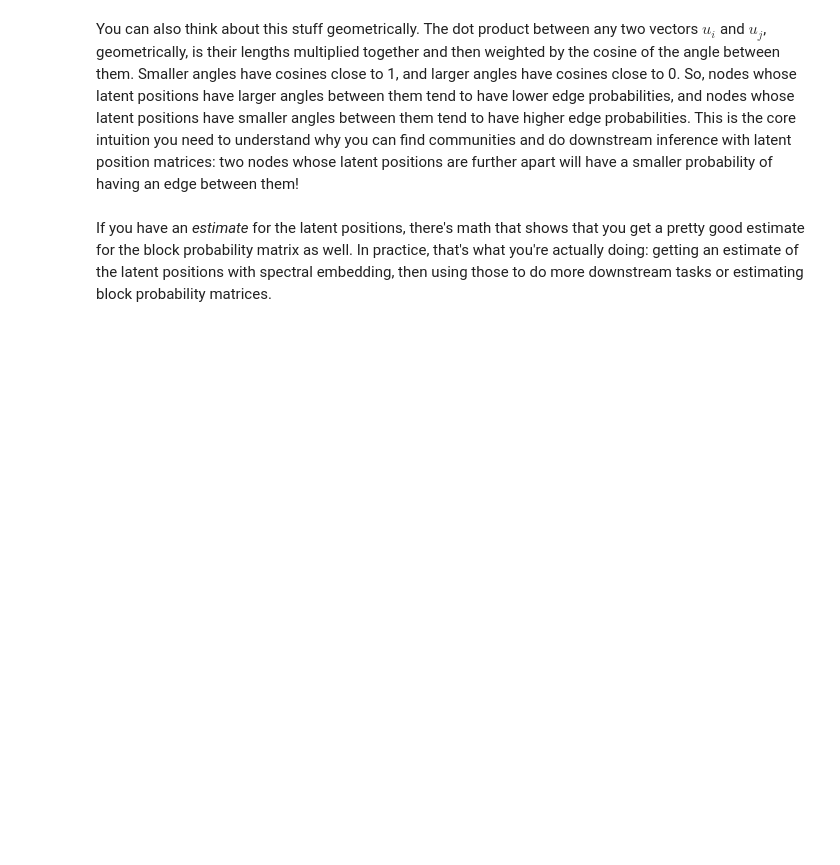
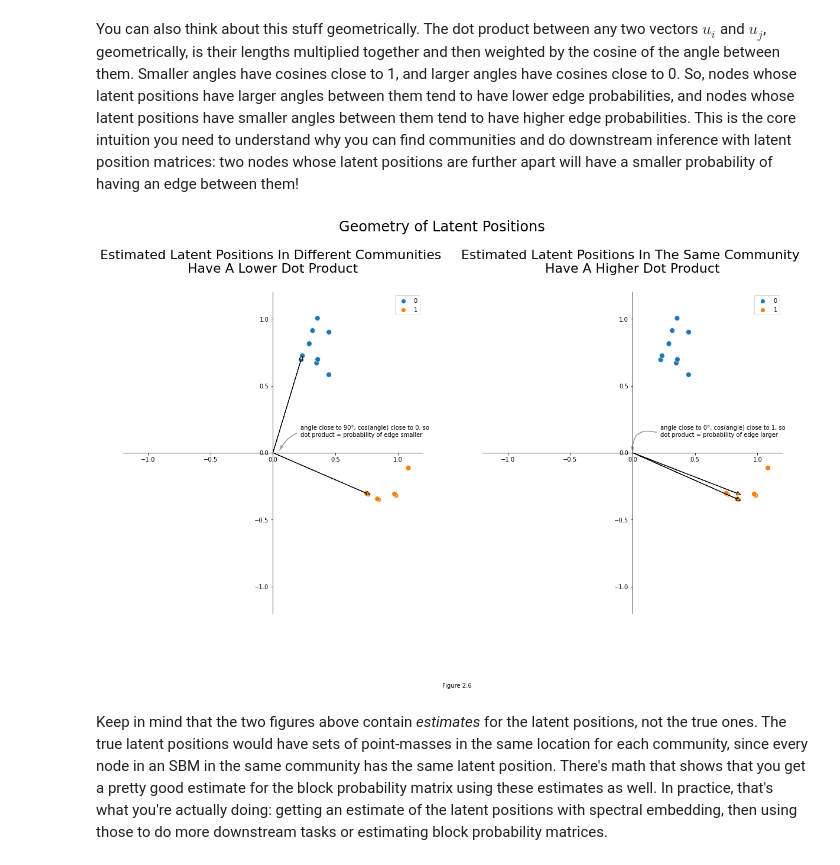
Before and after one commit to loftusa/thesis, a Jupyter notebook: network_machine_learning_in_python/representations/ch6/why-embed-networks.ipynb, the cells around one changed output. Cells and saved outputs as stored; diff of their text form; code cells hidden in the pictures; blank space fills up the shorter version.

Commit message:
clarify that geometry fig has estimates, not true

```diff
--- a/network_machine_learning_in_python/representations/ch6/why-embed-networks.ipynb
+++ b/network_machine_learning_in_python/representations/ch6/why-embed-networks.ipynb
@@ -262,7 +275,7 @@ dot product = probability of edge smaller
 ax.text(0.22, 0.07, txt)
 ax.add_patch(text_arrow)
 
-ax.set_title("Latent Positions In Different Communities \nHave A Lower Dot Product", y=1.05, fontsize=22);
+ax.set_title("Estimated Latent Positions In Different Communities \nHave A Lower Dot Product", y=1.05, fontsize=22);
 
 ####### Second Ax
 ax = axs[1]
@@ -277,33 +290,37 @@ plot = sns.scatterplot(
 )
 ax.spines['left'].set_position('zero')
 ax.spines['right'].set_color('none')
 ax.spines['bottom'].set_position('zero')
 ax.spines['top'].set_color('none')
 ax.xaxis.set_ticks_position('bottom')
 ax.yaxis.set_ticks_position('left')
 ax.set_xlim([-1.2, 1.2])
 ax.set_ylim([-1.2, 1.2])
 
 # plot vector arrows
 u_i = X[-1]
 u_j = X[-2]
 ax.arrow(0, 0, u_j[0], u_i[1], head_width=0.03, head_length=0.03, fc='orange', ec='black')
 ax.arrow(0, 0, u_j[0], u_j[1], head_width=0.03, head_length=0.03, fc='orange', ec='black')
 
 # Text and text arrow
 style = "Simple, tail_width=0.5, head_width=4, head_length=8"
 kw = dict(arrowstyle=style, color="k", alpha=.3)
 text_arrow = patches.FancyArrowPatch((0.2, .15), (0, 0), connectionstyle="arc3, rad=.7", **kw)
 txt = r"""
 angle close to 0°, cos(angle) close to 1, so
 dot product = probability of edge larger
 """
 ax.text(0.22, 0.07, txt)
 ax.add_patch(text_arrow)
 
-ax.set_title("Latent Positions In The Same Community \nHave A Higher Dot Product", y=1.05, fontsize=22);
+ax.set_title("Estimated Latent Positions In The Same Community \nHave A Higher Dot Product", y=1.05, fontsize=22);
 
 plt.suptitle("Geometry of Latent Positions", fontsize=24, y=1.05)
 plt.figtext(0.5, -.05, "Figure 2.6")
+
+plt.savefig("/Users/alex/Dropbox/thesis_pdf/figures/fig_2-6.png", bbox_inches="tight", dpi=300)
+# %% [output]
+[figure, added]
 # %% [markdown]
-If you have an *estimate* for the latent positions, there's math that shows that you get a pretty good estimate for the block probability matrix as well. In practice, that's what you're actually doing: getting an estimate of the latent positions with spectral embedding, then using those to do more downstream tasks or estimating block probability matrices.
+Keep in mind that the two figures above contain *estimates* for the latent positions, not the true ones. The true latent positions would have sets of point-masses in the same location for each community, since every node in an SBM in the same community has the same latent position. There's math that shows that you get a pretty good estimate for the block probability matrix using these estimates as well. In practice, that's what you're actually doing: getting an estimate of the latent positions with spectral embedding, then using those to do more downstream tasks or estimating block probability matrices.
```
Also changed, not shown: parts of 7 cells of this notebook.
